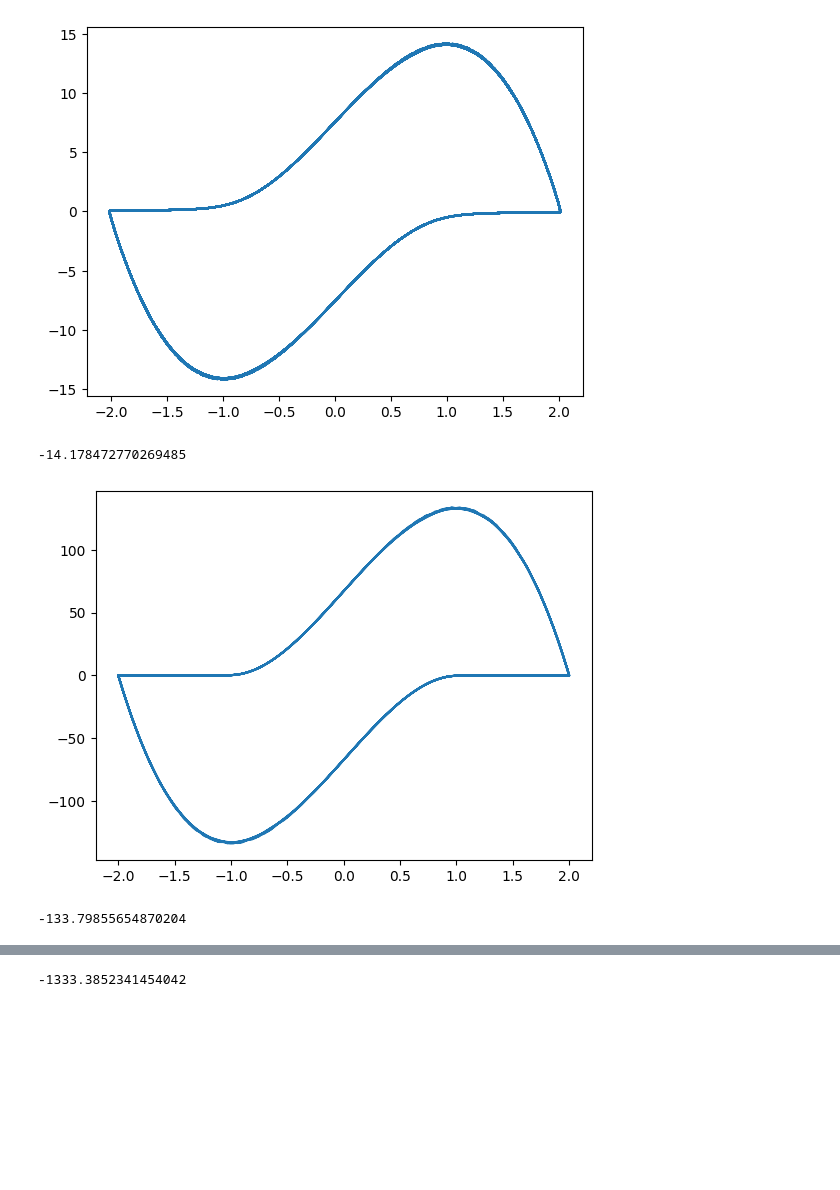
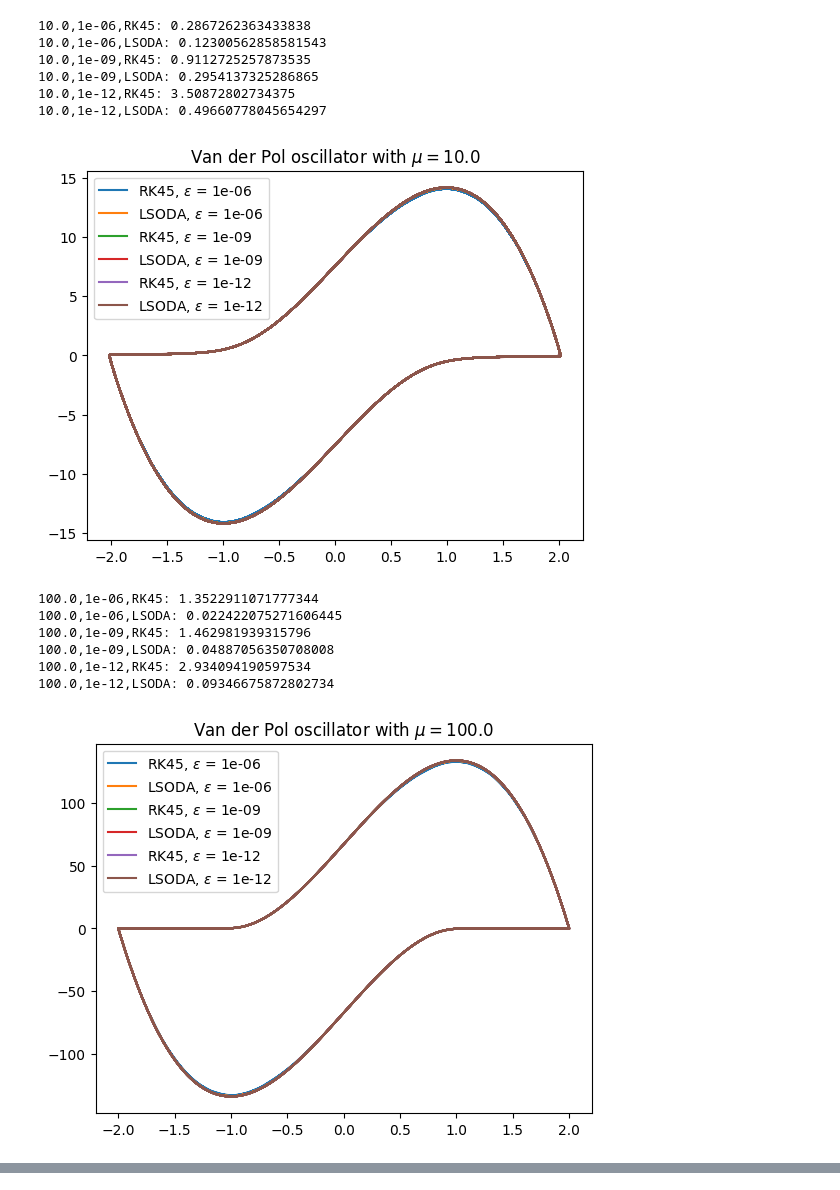
Before and after one commit to jvlad1979/cmsc661-dev, a Jupyter notebook: hw2/hw2.ipynb, the cells around one changed output, grey strips where cells are left out. Cells and saved outputs as stored; diff of their text form; code cells hidden in the pictures; blank space fills up the shorter version.

```diff
--- a/hw2/hw2.ipynb
+++ b/hw2/hw2.ipynb
@@ -1,23 +20,38 @@
 # %%
-from scipy.integrate import solve_ivp
-import matplotlib.pyplot as plt
-import numpy as np
-def van_der_pol(t,y,mu=1):
-    return [y[1], mu*(1 - y[0]**2)*y[1] - y[0]]
+
 
 tmax=1000.0
-eps = 1e-6
+times = {}
+for mu in [1e1,1e2,1e3]:
+    fig,ax = plt.subplots()
+    plt.title(f'Van der Pol oscillator with $\mu = {mu}$')
+    for eps in [1e-6,1e-9,1e-12]:
+        for method in ['RK45','LSODA']:
+            start_time = time.time()
+            sol = solve_ivp(van_der_pol,[0,tmax],[2,0],args=(mu,),method=method,rtol=eps,atol=eps)
+            end_time = time.time()
+            times[f'{mu},{eps},{method}'] = end_time-start_time
+            print(f'{mu},{eps},{method}: {end_time-start_time}')
+            ax.plot(sol.y[0], sol.y[1], label=f'{method}, $\epsilon$ = {eps}')
 
-for mu in [1e1,1e2,1e3]:
-    sol = solve_ivp(van_der_pol,[0,tmax],[2,0],args=(mu,),method='RK45',rtol=eps,atol=eps)
-    plt.plot(sol.y[0], sol.y[1])
+            # plt.plot(sol.t, sol.y[0])
+            # print(np.min(sol.y))
+    plt.legend()
     plt.show()
-    # plt.plot(sol.t, sol.y[0])
-    print(np.min(sol.y))
 
 # plt.xlim([-3,3])
 # %% [output]
+10.0,1e-06,RK45: 0.2867262363433838
+10.0,1e-06,LSODA: 0.12300562858581543
+10.0,1e-09,RK45: 0.9112725257873535
+10.0,1e-09,LSODA: 0.2954137325286865
+10.0,1e-12,RK45: 3.50872802734375
+10.0,1e-12,LSODA: 0.49660778045654297
-[figure, old version]
+[figure, new version]
--14.178472770269485
+100.0,1e-06,RK45: 1.3522911071777344
+100.0,1e-06,LSODA: 0.022422075271606445
+100.0,1e-09,RK45: 1.462981939315796
+100.0,1e-09,LSODA: 0.04887056350708008
+100.0,1e-12,RK45: 2.934094190597534
+100.0,1e-12,LSODA: 0.09346675872802734
-[figure, old version]
+[figure, new version]
--133.79855654870204
@@ -25,2 +65 @@ for mu in [1e1,1e2,1e3]:
--1333.3852341454042
 # %%
```
Also changed, not shown: parts of 7 cells of this notebook, 2 other files.
